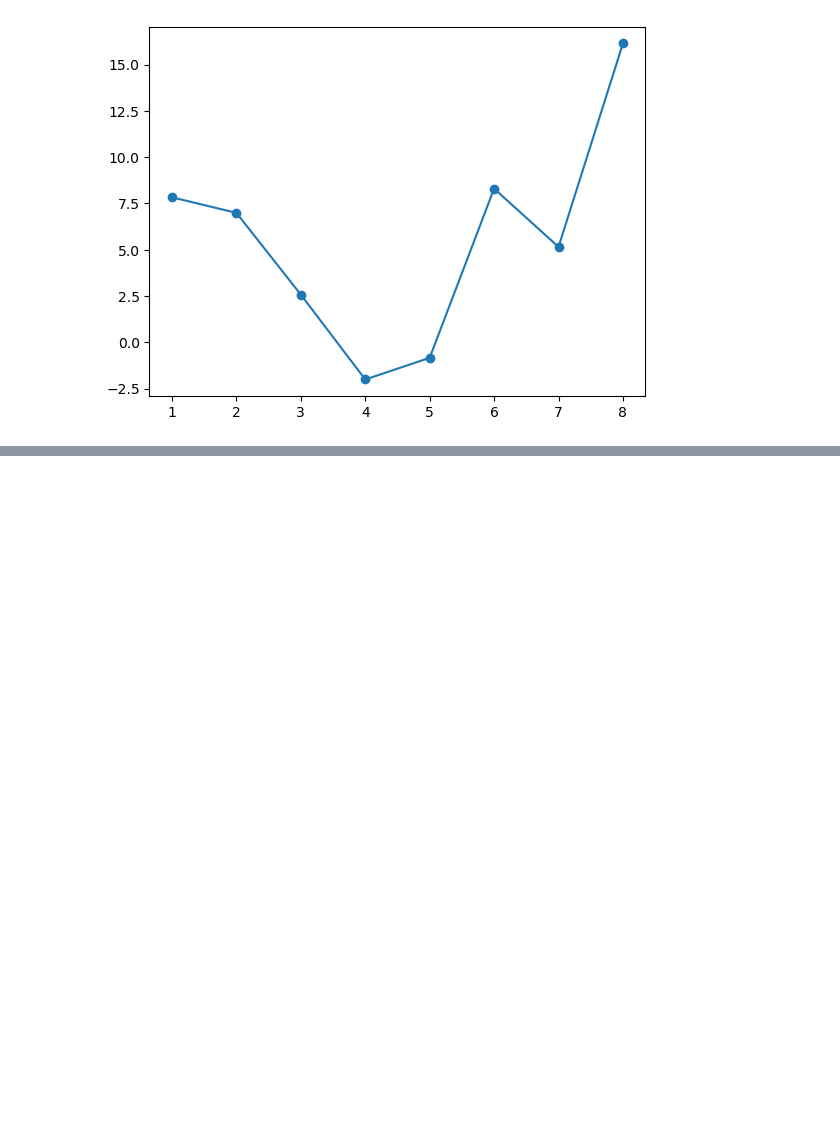
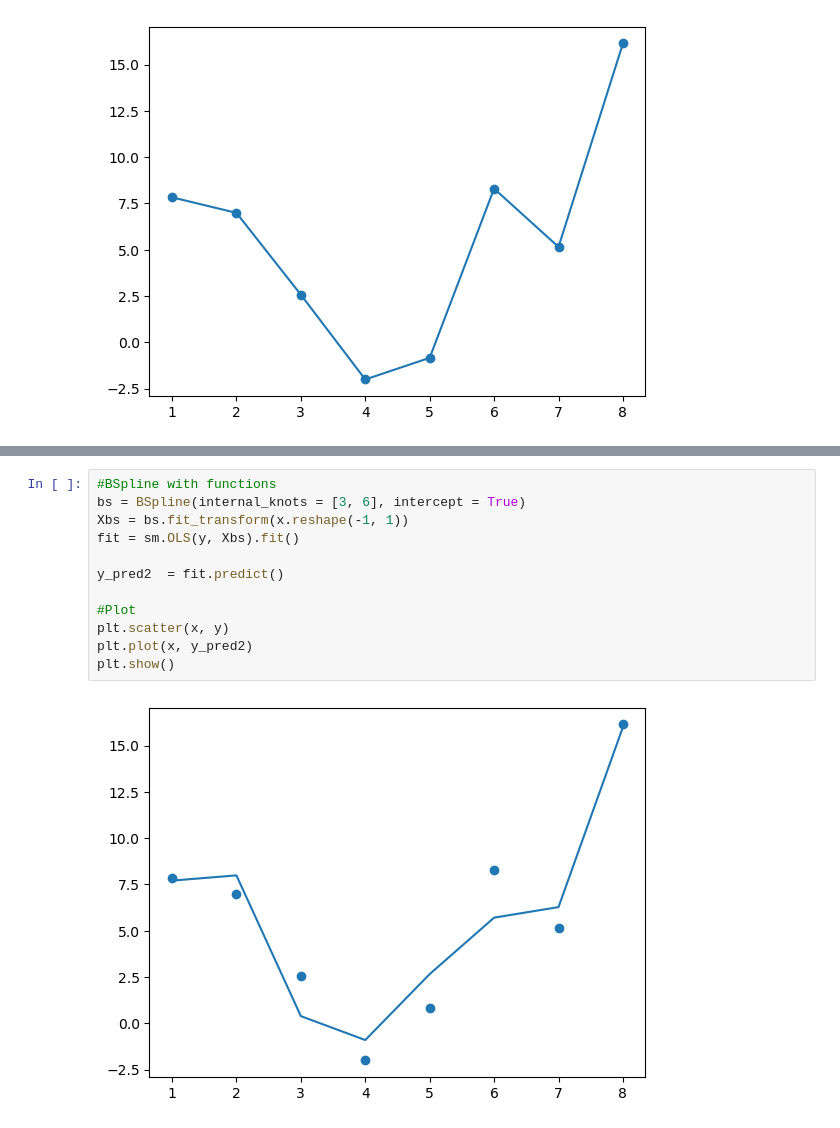
Before and after one commit to PeterTveita/BAN404, a Jupyter notebook: Foreleser/Tutorial 3/exercise3.2.ipynb, the cells around one changed output, grey strips where cells are left out. Drawn from its saved outputs; the diff is of its cells as text; blank space fills up the shorter version.

```diff
--- a/Foreleser/Tutorial 3/exercise3.2.ipynb
+++ b/Foreleser/Tutorial 3/exercise3.2.ipynb
@@ -165,0 +241,14 @@ plt.show()
+# %%
+#BSpline with functions
+bs = BSpline(internal_knots = [3, 6], intercept = True)
+Xbs = bs.fit_transform(x.reshape(-1, 1))
+fit = sm.OLS(y, Xbs).fit()
+
+y_pred2  = fit.predict()
+
+#Plot
+plt.scatter(x, y)
+plt.plot(x, y_pred2)
+plt.show()
+# %% [output]
+[figure, added]
```
Also changed, not shown: parts of 15 cells of this notebook, 6 other files.
